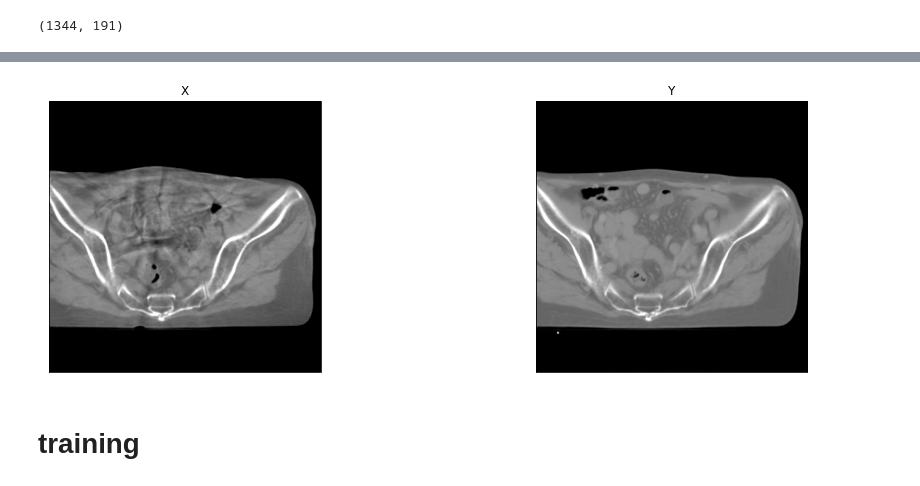
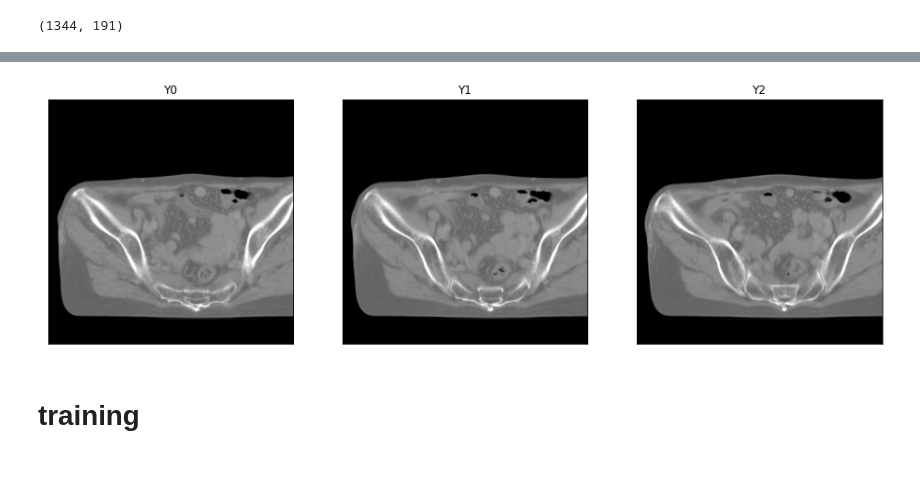
Before and after one commit to junjun1023/cbct_enhancement, a Jupyter notebook: GAN.ipynb, the cells around one changed output, grey strips where cells are left out. Saved outputs shown, nothing was run; the diff lists cells and outputs as text; code cells hidden in the pictures.

```diff
--- a/GAN.ipynb
+++ b/GAN.ipynb
@@ -626,9 +649,10 @@ x.shape, y.shape
 # %%
 visualize(
-    x = x.squeeze(),
-    y = y.squeeze())
+    y0 = y[0].squeeze(),
+    y1 = y[1].squeeze(),
+    y2 = y[2].squeeze())
 # %% [output]
-[figure, old version]
+[figure, new version]
 # %% [markdown]
 # training
 # %%
```
Also changed, not shown: parts of 21 cells of this notebook.
